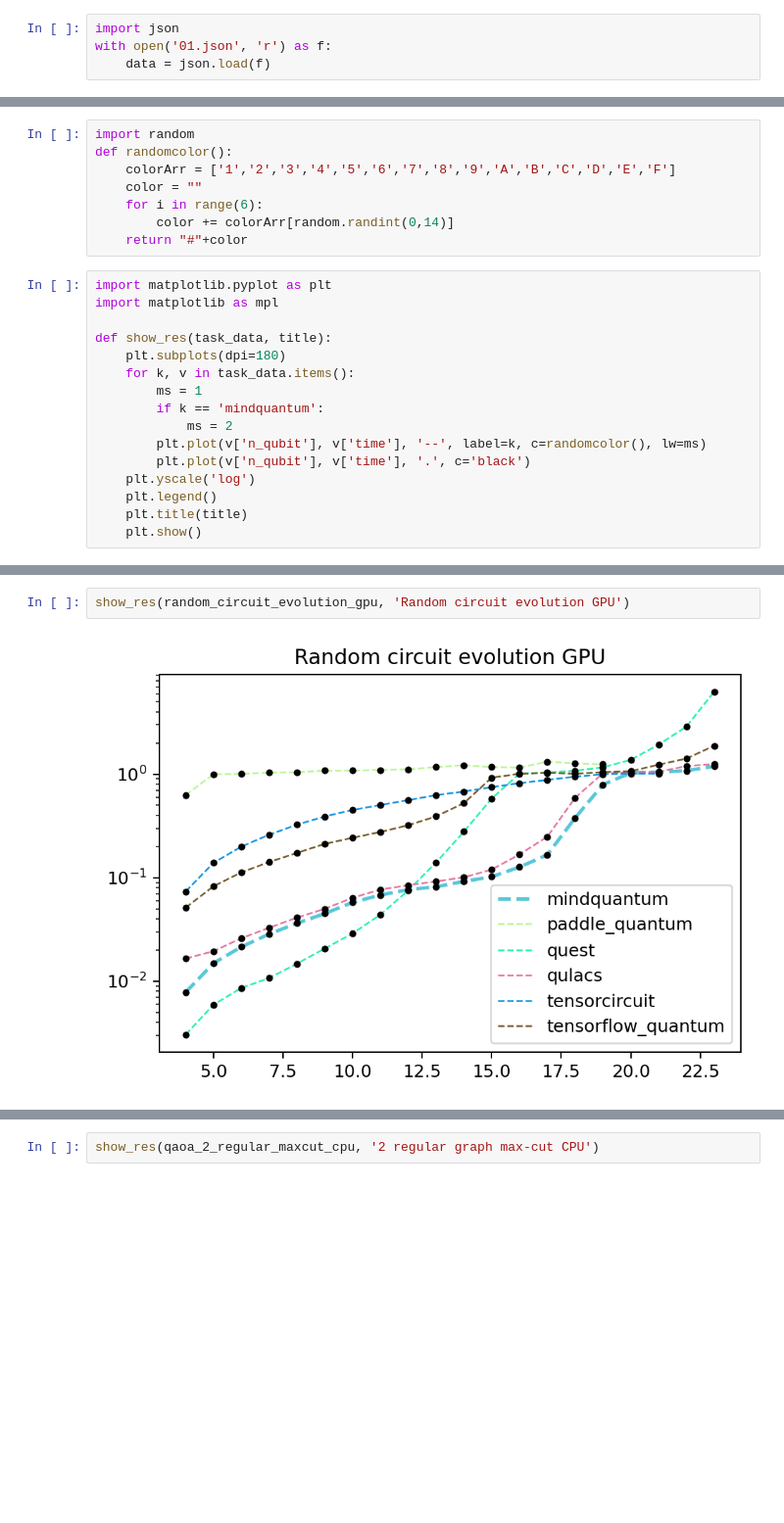
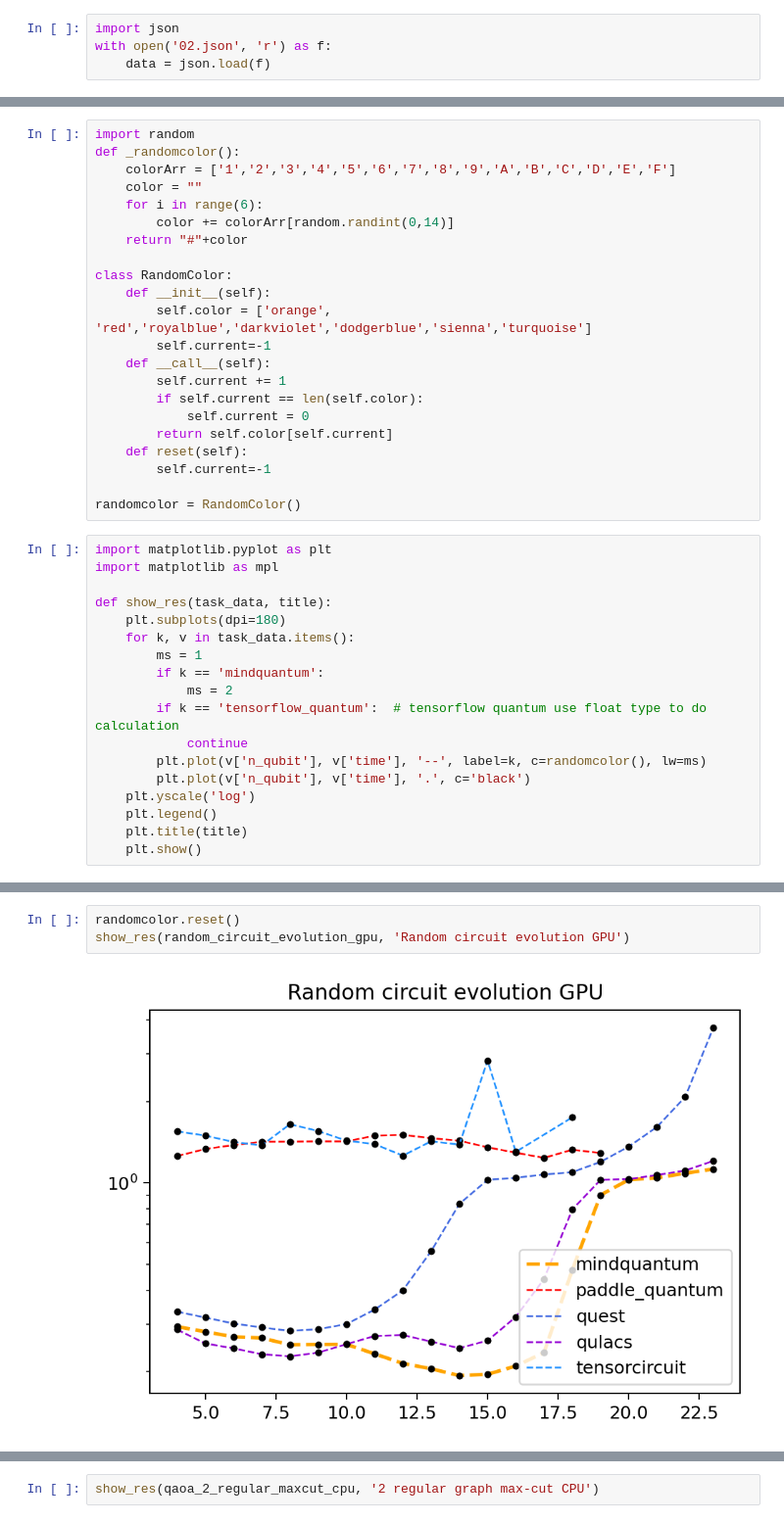
Before and after one commit to donghufeng/benchmark, a Jupyter notebook: tasks/virtualization.ipynb, the cells around one changed output, grey strips where cells are left out. Shown: that part at 98% size. Saved outputs shown, nothing was run; the diff lists cells and outputs as text; blank space fills up the shorter version.

```diff
--- a/tasks/virtualization.ipynb
+++ b/tasks/virtualization.ipynb
@@ -1,6 +1,6 @@
 # %%
 import json
-with open('01.json', 'r') as f:
+with open('02.json', 'r') as f:
     data = json.load(f)
 # %%
 def find_all_tasks(data:dict):
@@ -40,11 +44,25 @@ qaoa_2_regular_maxcut_gpu = group_by_platform(data, 'gpu', '2_regular_maxcut')
 # %%
 import random
-def randomcolor():
+def _randomcolor():
     colorArr = ['1','2','3','4','5','6','7','8','9','A','B','C','D','E','F']
     color = ""
     for i in range(6):
         color += colorArr[random.randint(0,14)]
     return "#"+color
+
+class RandomColor:
+    def __init__(self):
+        self.color = ['orange', 'red','royalblue','darkviolet','dodgerblue','sienna','turquoise']
+        self.current=-1
+    def __call__(self):
+        self.current += 1
+        if self.current == len(self.color):
+            self.current = 0
+        return self.color[self.current]
+    def reset(self):
+        self.current=-1
+
+randomcolor = RandomColor()
 # %%
 import matplotlib.pyplot as plt
 import matplotlib as mpl
@@ -55,6 +73,8 @@ def show_res(task_data, title):
         ms = 1
         if k == 'mindquantum':
             ms = 2
+        if k == 'tensorflow_quantum':  # tensorflow quantum use float type to do calculation
+            continue
         plt.plot(v['n_qubit'], v['time'], '--', label=k, c=randomcolor(), lw=ms)
         plt.plot(v['n_qubit'], v['time'], '.', c='black')
     plt.yscale('log')
@@ -68,5 +88,6 @@ show_res(random_circuit_evolution_cpu, 'Random circuit evolution CPU')
 # %%
+randomcolor.reset()
 show_res(random_circuit_evolution_gpu, 'Random circuit evolution GPU')
 # %% [output]
-[figure, old version]
+[figure, new version]
 # %%
```
Also changed, not shown: parts of 8 cells of this notebook, 25 other files.
